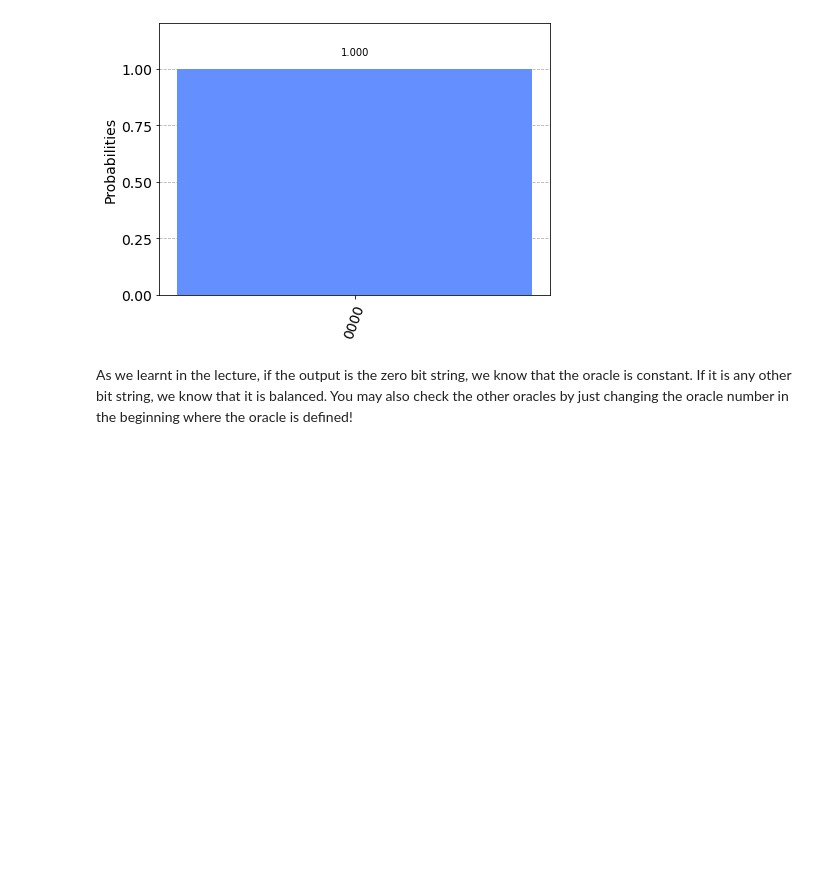
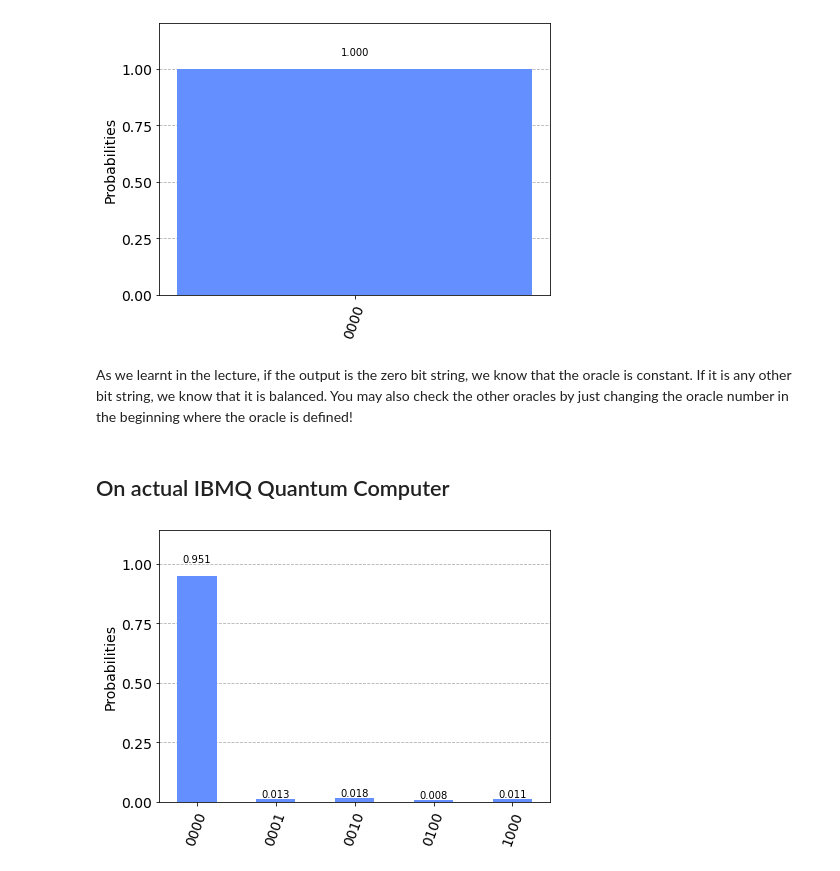
Before and after one commit to googlercolin/Qiskit-Course, a Jupyter notebook: Basics & DJ Algo.ipynb, the cells around one changed output. Drawn from its saved outputs; the diff is of its cells as text; code cells hidden in the pictures; blank space fills up the shorter version.

Commit message:
Running Deutsch-Jozsa on actual IBMQ Computer

```diff
--- a/Basics & DJ Algo.ipynb
+++ b/Basics & DJ Algo.ipynb
@@ -11,3 +11,7 @@ from qiskit import QuantumCircuit, transpile, assemble, Aer, IBMQ, execute
 from qiskit.quantum_info import Statevector
 from qiskit.visualization import plot_bloch_multivector, plot_histogram
 from qiskit_textbook.problems import dj_problem_oracle
+
+from qiskit.providers.ibmq import least_busy
+from qiskit.tools.jupyter import *
+provider = IBMQ.load_account()
@@ -394,3 +331,5 @@ plot_histogram(answer)
 [figure]
 # %% [markdown]
 As we learnt in the lecture, if the output is the zero bit string, we know that the oracle is constant. If it is any other bit string, we know that it is balanced. You may also check the other oracles by just changing the oracle number in the beginning where the oracle is defined!
+# %% [markdown]
+## On actual IBMQ Quantum Computer
@@ -396,0 +348,10 @@ As we learnt in the lecture, if the output is the zero bit string, we know that
+# %%
+# Jobs I ran before
+
+backend = provider.get_backend('ibmq_quito')
+old_job = backend.retrieve_job('61cbfe7be867009014a0362e')
+results = old_job.result()
+answer = results.get_counts()
+plot_histogram(answer)
+# %% [output]
+[figure, added]
```
Also changed, not shown: parts of 11 cells of this notebook.
